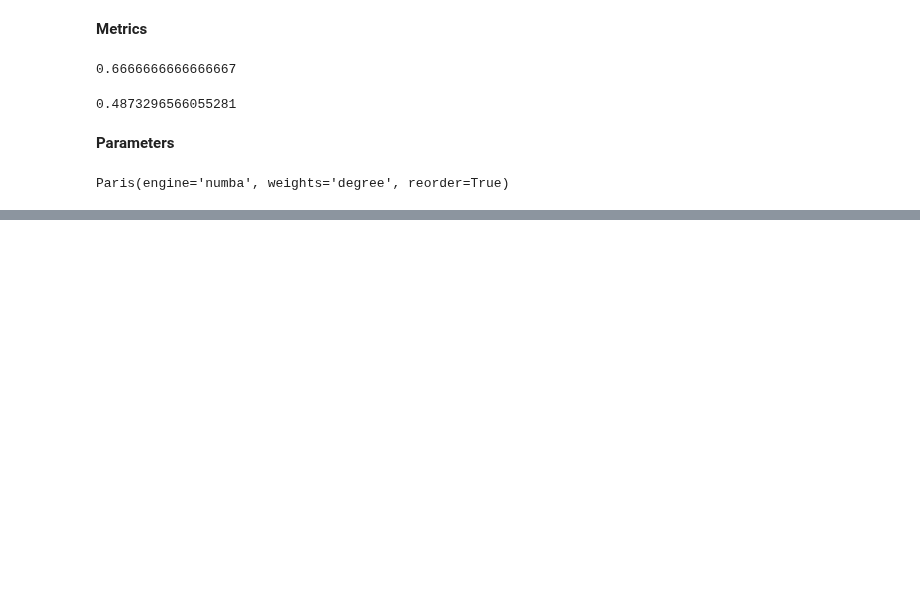
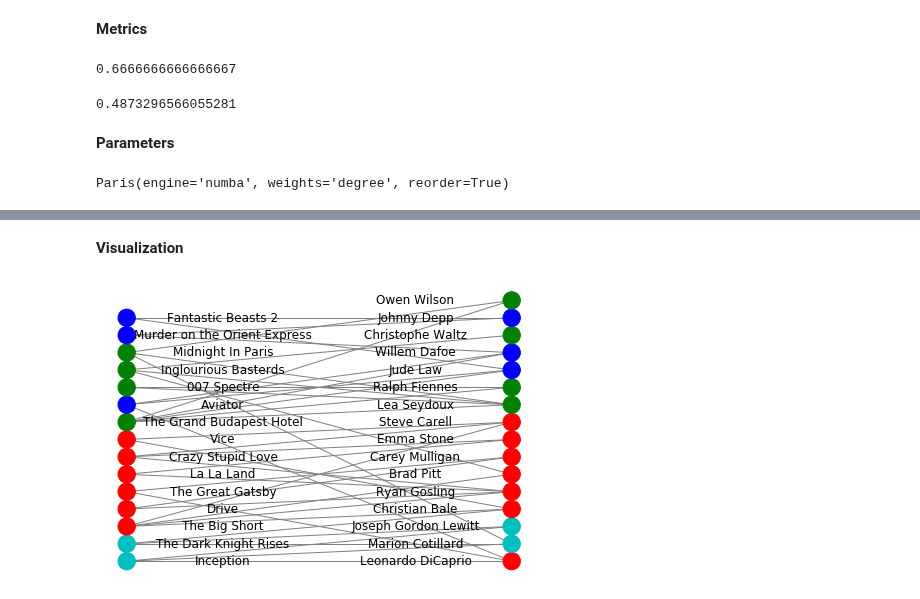
Before and after one commit to sknetwork-team/scikit-network, a Jupyter notebook: docs/tutorials/hierarchy/paris.ipynb, the cells around one changed output, grey strips where cells are left out. Drawn from its saved outputs; the diff is of its cells as text; code cells hidden in the pictures; blank space fills up the shorter version.

```diff
--- a/docs/tutorials/hierarchy/paris.ipynb
+++ b/docs/tutorials/hierarchy/paris.ipynb
@@ -88,0 +121,20 @@ Paris(engine='numba', weights='degree', reorder=True)
+# %% [markdown]
+**Visualization**
+# %%
+adjacency = skn.utils.bipartite2undirected(biadjacency)
+# %%
+graph = nx.from_scipy_sparse_matrix(adjacency)
+# %%
+pos = {i: (0, i) for i in range(n1)}
+pos.update({n1 + i: (2, i) for i in range(n2)})
+pos_labels = {i: (0.5, i) for i in range(n1)}
+pos_labels.update({n1 + i: (1.5, i) for i in range(n2)})
+# %%
+names = movies
+names.update({n1 + i: actors[i] for i in actors})
+# %%
+# Warning: If the image does not appear, run the cell again.
+nx.draw(graph, pos, node_color=[COLORS[np.append(labels, col_labels)[i]] for i in graph], edge_color='grey')
+_ = nx.draw_networkx_labels(graph, pos_labels, labels=names)
+# %% [output]
+[figure, added]
```
Also changed, not shown: parts of 20 cells of this notebook, 6 other files.
